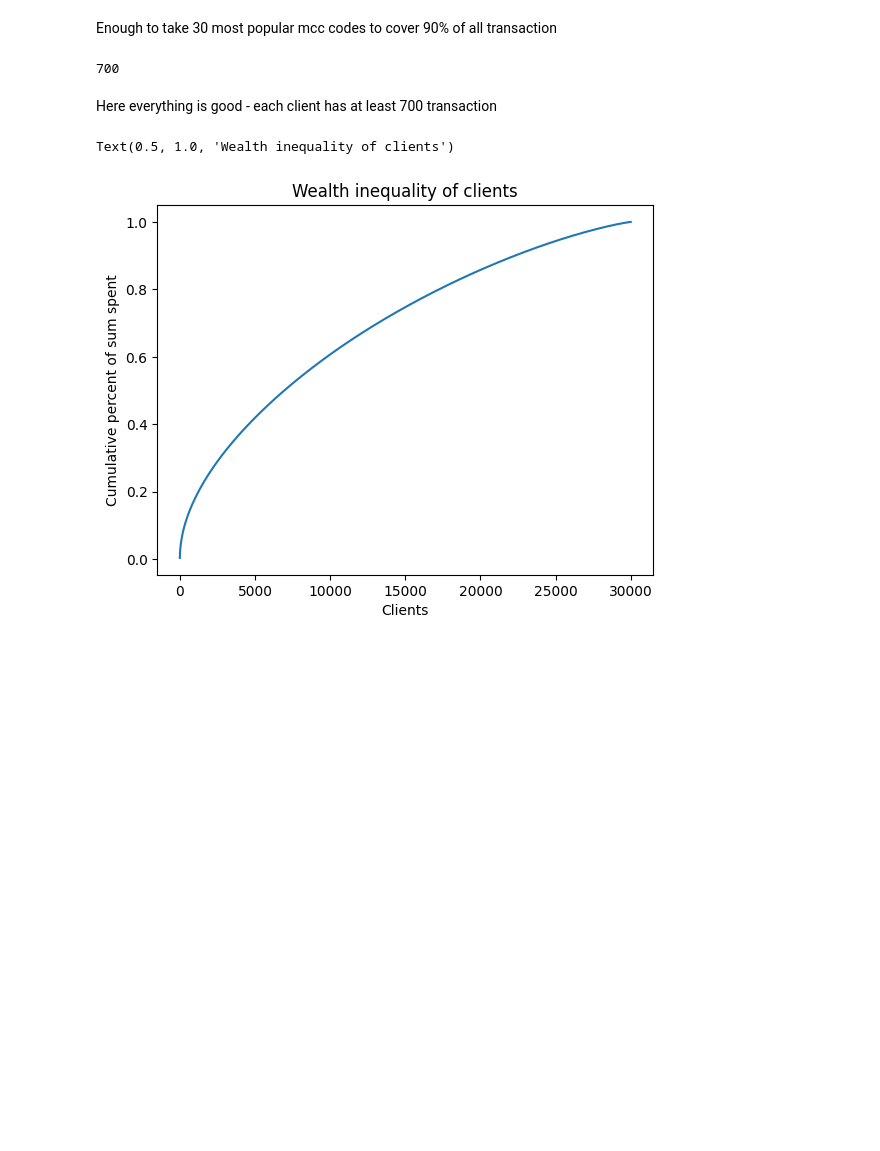
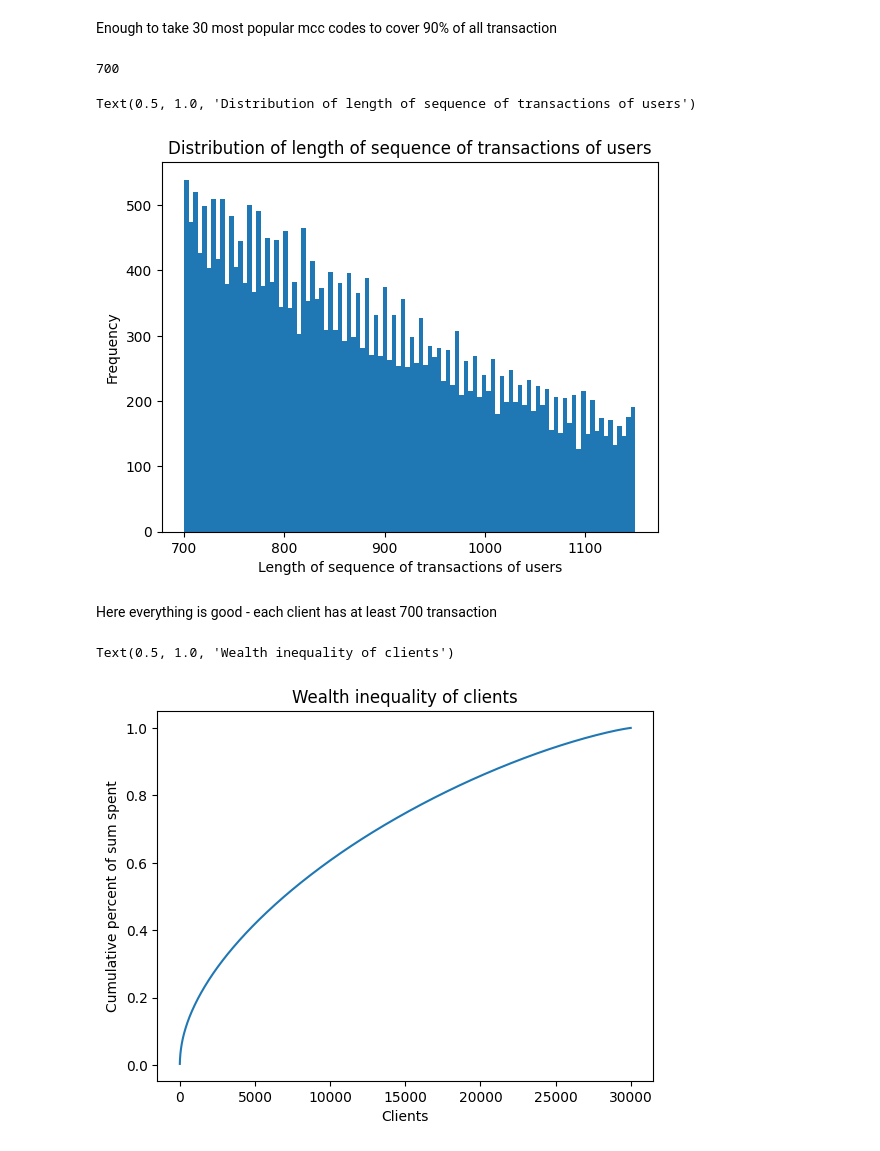
Before and after one commit to Matteus1904/GPT-like_approach_for_event_sequences, a Jupyter notebook: sber_notebook.ipynb, the cells around one changed output. Drawn from its saved outputs; the diff is of its cells as text; code cells hidden in the pictures; blank space fills up the shorter version.

```diff
--- a/sber_notebook.ipynb
+++ b/sber_notebook.ipynb
@@ -91,6 +95,14 @@ clients_agg = train.groupby('client_id').agg(
 clients_agg.Count_tr.min()
 # %% [output]
 700
+# %%
+plt.hist(clients_agg.Count_tr, bins = 100)
+plt.xlabel('Length of sequence of transactions of users')
+plt.ylabel('Frequency')
+plt.title('Distribution of length of sequence of transactions of users')
+# %% [output]
+Text(0.5, 1.0, 'Distribution of length of sequence of transactions of users')
+[figure, added]
 # %% [markdown]
 Here everything is good - each client has at least 700 transaction
 # %%
```
Also changed, not shown: parts of 4 cells of this notebook, 1 other file.
